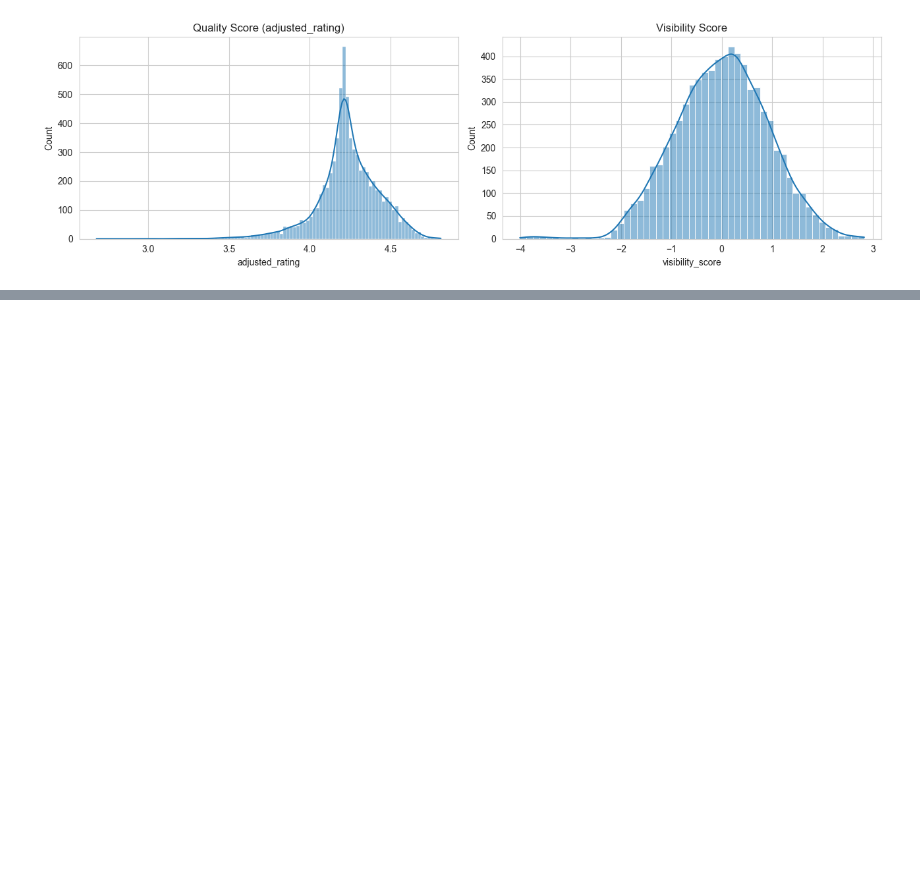
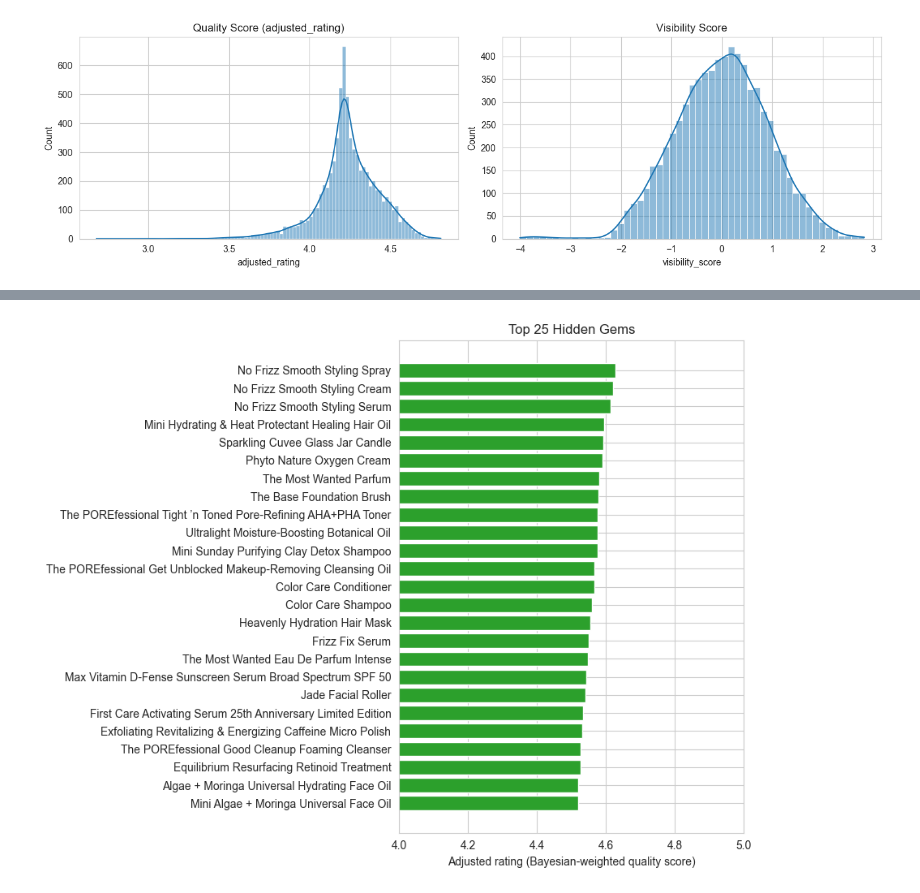
Before and after one commit to imgabrielas/Sephora, a Jupyter notebook: 05_hidden_gems_analysis.ipynb, the cells around one changed output, grey strips where cells are left out. Cells and saved outputs as stored; diff of their text form; code cells hidden in the pictures; blank space fills up the shorter version.

```diff
--- a/05_hidden_gems_analysis.ipynb
+++ b/05_hidden_gems_analysis.ipynb
@@ -127,0 +209,16 @@ plt.show()
+# %%
+top_n = 25
+top_gems = eligible[eligible["gem_segment"] == "Hidden Gem"].sort_values(
+    "adjusted_rating", ascending=False
+).head(top_n)
+
+plt.figure(figsize=(9, 7))
+plt.barh(top_gems["product_name"], top_gems["adjusted_rating"], color="#2ca02c")
+plt.gca().invert_yaxis()  # highest-rated gem at the top
+plt.xlabel("Adjusted rating (Bayesian-weighted quality score)")
+plt.title(f"Top {top_n} Hidden Gems")
+plt.xlim(4.0, 5.0)  # zoom in since adjusted_rating clusters near the top of the 1-5 scale
+plt.tight_layout()
+plt.show()
+# %% [output]
+[figure, added]
```
Also changed, not shown: parts of 4 cells of this notebook.
